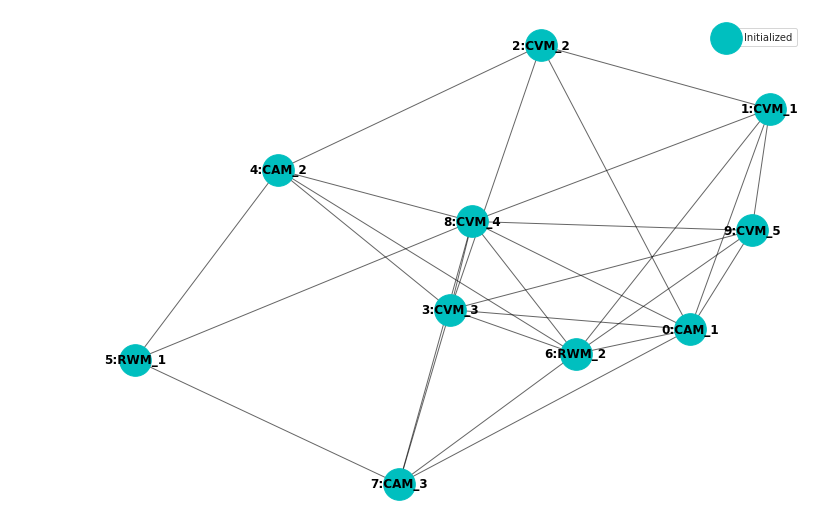
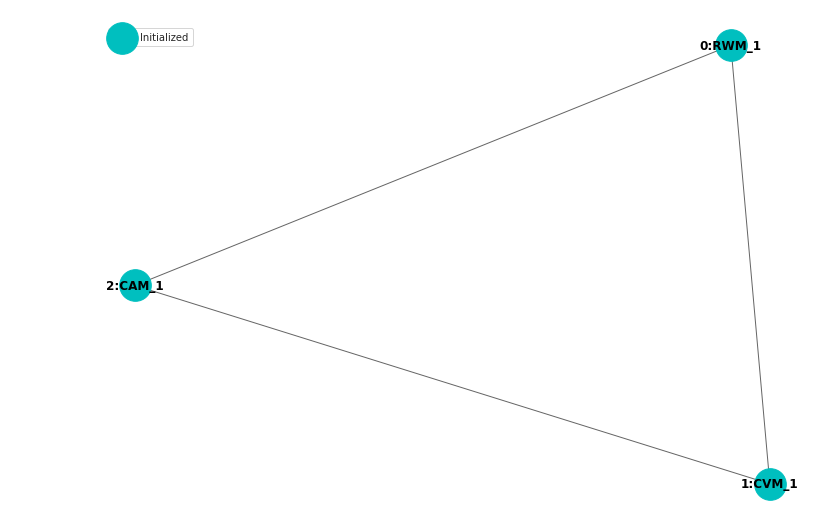
Before and after one commit to maiquang/maithanh-thesis-src, a Jupyter notebook: maithanh_kf4.ipynb, the cells around one changed output. Saved outputs shown, nothing was run; the diff lists cells and outputs as text; code cells hidden in the pictures.

```diff
--- a/maithanh_kf4.ipynb
+++ b/maithanh_kf4.ipynb
@@ -37,51 +40,26 @@ traj = Trajectory(
 # %%
 KFN_SEED = 5
 
-kfsr = [
-    KalmanFilter(RWModel(c_rwm*q, r), lambda_expf=expf),
+kfs = [
     KalmanFilter(RWModel(c_rwm*q, r), lambda_expf=expf),
     KalmanFilter(CVModel(q, r)),
-    KalmanFilter(CVModel(q, r)),
-    KalmanFilter(CVModel(q, r)),
-    KalmanFilter(CVModel(q, r)),
-    KalmanFilter(CVModel(q, r)),
-    KalmanFilter(CAModel(q, r)),
-    KalmanFilter(CAModel(q, r)),
     KalmanFilter(CAModel(q, r)),
 ]
 np.random.seed(KFN_SEED)
-np.random.shuffle(kfsr)
+np.random.shuffle(kfs)
 # lbls = ["RWM", "CVM", "CAM"]
 # lbls = {n:lbl for n, lbl  in enumerate(lbls)}
 
-kfnr = KFNet(10, 7, init=kfsr, random_seed=KFN_SEED)
-kfnr.generate_txt_labels()
-# kfnr.draw_network()
+w_adapt = np.ones((3, 3))
+w_adapt[:,2] = 0.5
+w_combine = np.ones((3, 3))
+w_combine[:,2] = 0.5
+
+kfn = KFNet(3, 4, init=kfs, w_adapt=w_adapt, w_combine=w_combine, random_seed=KFN_SEED)
+kfn.generate_txt_labels()
+kfn.draw_network()
+# %% [output]
+[figure, added]
-# %%
-KFN_SEED = 5
-
-kfs = [
-    KalmanFilter(RWModel(c_rwm*q, r), lambda_expf=expf),
-    KalmanFilter(RWModel(c_rwm*q, r), lambda_expf=expf),
-    KalmanFilter(CVModel(q, r)),
-    KalmanFilter(CVModel(q, r)),
-    KalmanFilter(CVModel(q, r)),
-    KalmanFilter(CVModel(q, r)),
-    KalmanFilter(CVModel(q, r)),
-    KalmanFilter(CAModel(q, r)),
-    KalmanFilter(CAModel(q, r)),
-    KalmanFilter(CAModel(q, r)),
-]
-np.random.seed(KFN_SEED)
-np.random.shuffle(kfs)
-# lbls = ["RWM", "CVM", "CAM"]
-# lbls = {n:lbl for n, lbl  in enumerate(lbls)}
-
-kfn = KFNet(10, 7, init=kfs, random_seed=KFN_SEED)
-kfn.generate_txt_labels()
-kfn.draw_network()
-# %% [output]
-[figure, removed]
 # %%
 for yt in traj.observations:
     kfn.time_step(
```
Also changed, not shown: parts of 12 cells of this notebook, 2 other files.
